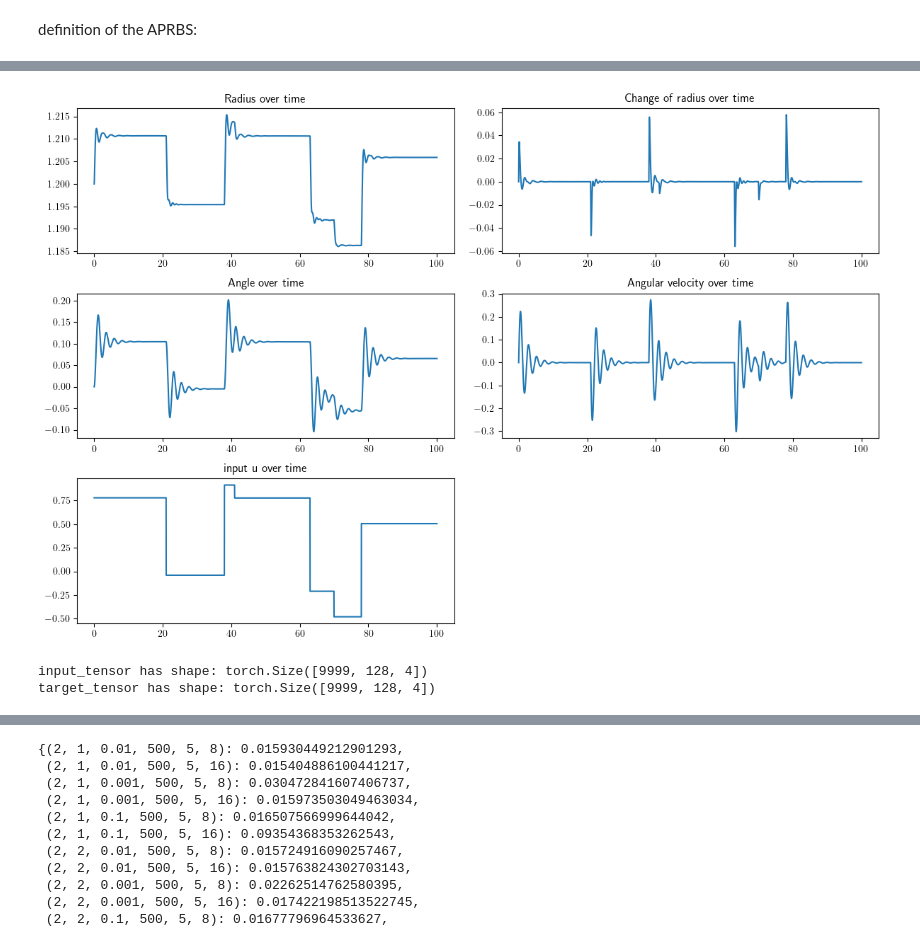
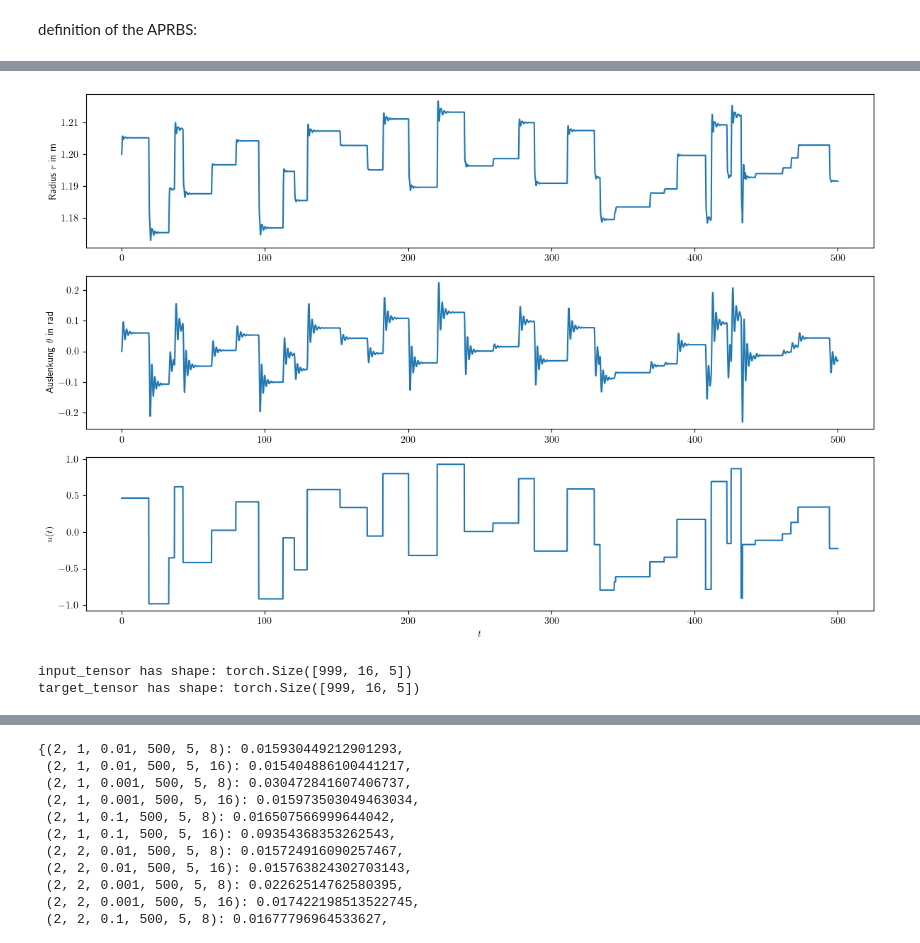
Before and after one commit to hamza1av/KNNZSIMS, a Jupyter notebook: NonLinModel.ipynb, the cells around one changed output, grey strips where cells are left out. Saved outputs shown, nothing was run; the diff lists cells and outputs as text; code cells hidden in the pictures.

Commit message:
added some options for plotting functions (.pgf)

```diff
--- a/NonLinModel.ipynb
+++ b/NonLinModel.ipynb
@@ -15,6 +15,8 @@ plt.rcParams.update({
     })
 
 from scipy.interpolate import interp1d
+stadnard_backend = plt.get_backend()
+plt.switch_backend(stadnard_backend)
 # %% [markdown]
 #### Best Hyperparameters so far:
 
@@ -129,26 +137,30 @@ def runSimulation(t, u, torch=False, batchsize = 1, k=1, X0 = [1 + np.random.ran
 # %%
-def plot4State(t,y,u):
+def plot4State(t,y,u,pgf=False,fontsize=10):
+    plt.rcParams.update({'font.size': fontsize})  # Change the global font size
     if len(u)==0:
         u = np.zeros(len(t))
     # plot results
     plt.figure(figsize=(12, 8))
-    plt.subplot(321)
+    plt.subplot(311)
     plt.plot(t, y[:, 0])
-    plt.title('Radius over time')
-    plt.subplot(322)
-    plt.plot(t, y[:, 1])
-    plt.title('Change of radius over time')
-    plt.subplot(323)
+    plt.ylabel(r'Radius $r$ in m')
+    plt.subplot(312)
     plt.plot(t, y[:, 2])
-    plt.title('Angle over time')
-    plt.subplot(324)
-    plt.plot(t, y[:, 3])
-    plt.title('Angular velocity over time')
-    plt.subplot(325)
+    plt.ylabel(r'Auslenkung $\theta$ in rad')
+    plt.subplot(313)
     plt.plot(t,u)
-    plt.title('input u over time')
+    #plt.ylabel(r'$u(t)$ in $\frac{\text{m}}{\text{s}^2}$')
+    plt.ylabel(r'$u(t)$')# in $\frac{\text{m}}{\text{s}^2}$')
+    plt.xlabel(r'$t$')
     plt.tight_layout()
-    plt.show()
+
+    if pgf:
+        plt.switch_backend('pgf')
+        name = input("geben sie den Namen ein: ")
+        plt.savefig(name+'.pgf', format='pgf')
+    else:
+        plt.switch_backend(stadnard_backend)
+        plt.show()
 # %%
 t = np.linspace(0,10,100)
 u = APRBS(t)
@@ -160,11 +172,11 @@ array(-0.29746823)
 # %%
-t = np.linspace(0,100,10000)
+t = np.linspace(0,500,10000)
 u = APRBS(t)
 
-x, t = runSimulation(t,u, X0=[1.2,0,0,0])
-plot4State(t,x,u)
+u, x, t = runSimulation(t, X0=[1.2,0,0,0])
+plot4State(t,x,u,pgf=False)
 # %% [output]
-[figure, old version]
+[figure, new version]
 # %%
 # neural network
 
@@ -239,12 +251,14 @@ optimizer = torch.optim.Adam(model.parameters(), lr=0.01)
 #optimizer = torch.optim.SGD(model.parameters(), lr=0.001, momentum=0.99)
 criterion = nn.MSELoss()
 # %%
-input_tensor, target_tensor, t = runSimulation(1,128)
+t = np.linspace(0,100,1000)
+u = APRBS(t)
+input_tensor, target_tensor, t = runSimulation(t, torch_tensor=True, batchsize=batch_size)
 print(f'input_tensor has shape: {input_tensor.shape}')
 print(f'target_tensor has shape: {target_tensor.shape}')
 # %% [output]
-input_tensor has shape: torch.Size([9999, 128, 4])
-target_tensor has shape: torch.Size([9999, 128, 4])
+input_tensor has shape: torch.Size([999, 16, 5])
+target_tensor has shape: torch.Size([999, 16, 5])
 # %%
 ## initiate training phase
 number_systems = 5
```
Also changed, not shown: parts of 18 cells of this notebook, 3 other files.
